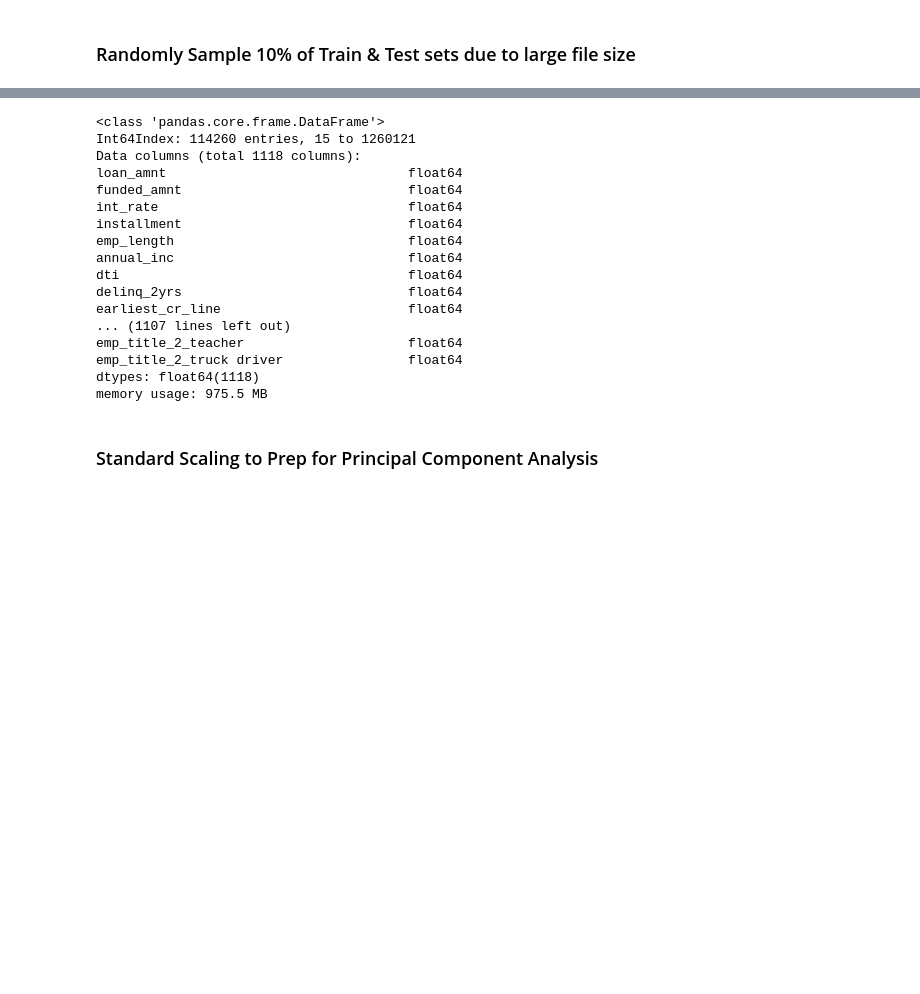
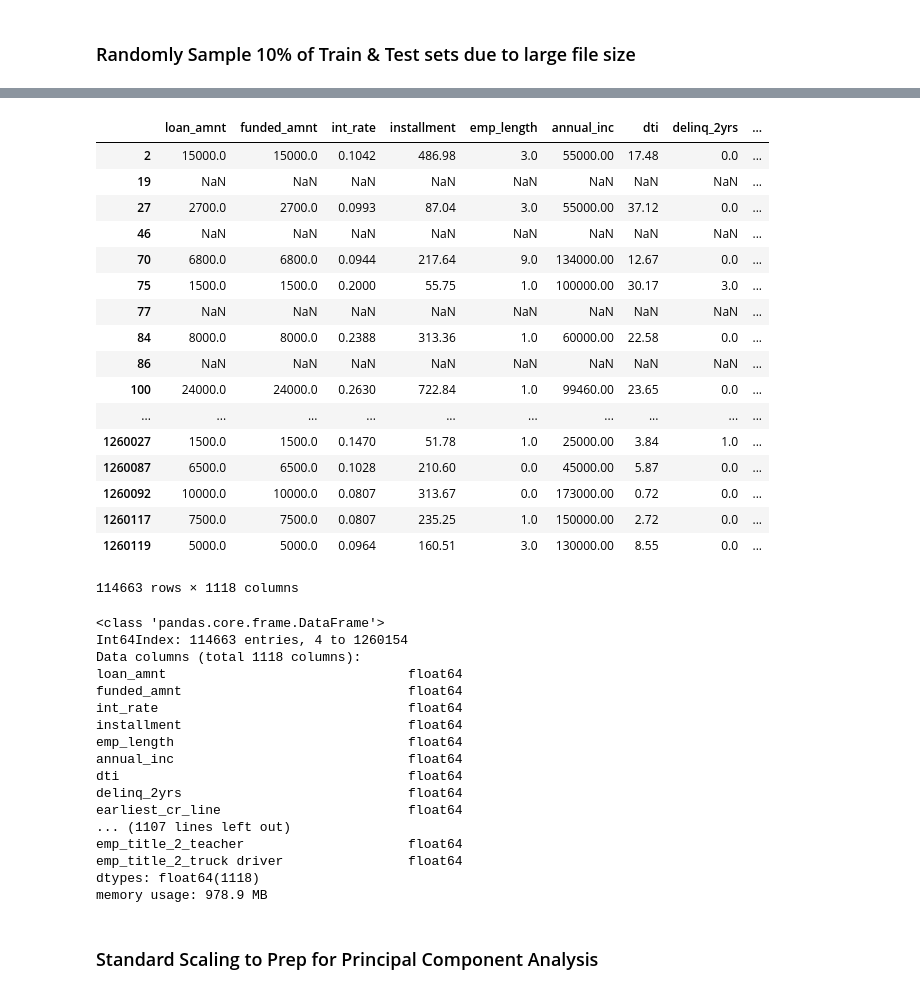
Before and after one commit to as6140/peervest, a Jupyter notebook: lc_preprocessing.ipynb, the cells around one changed output, grey strips where cells are left out. Cells and saved outputs as stored; diff of their text form; code cells hidden in the pictures; blank space fills up the shorter version.

```diff
--- a/lc_preprocessing.ipynb
+++ b/lc_preprocessing.ipynb
@@ -103,8 +124,29 @@ X_train.head()
+# %%
+X_train_10pcnt
+# %% [output]
+|  | loan_amnt | funded_amnt | int_rate | installment | emp_length | annual_inc | dti | delinq_2yrs | ... |
+| 2 | 15000.0 | 15000.0 | 0.1042 | 486.98 | 3.0 | 55000.00 | 17.48 | 0.0 | ... |
+| 19 | NaN | NaN | NaN | NaN | NaN | NaN | NaN | NaN | ... |
+| 27 | 2700.0 | 2700.0 | 0.0993 | 87.04 | 3.0 | 55000.00 | 37.12 | 0.0 | ... |
+| 46 | NaN | NaN | NaN | NaN | NaN | NaN | NaN | NaN | ... |
+| 70 | 6800.0 | 6800.0 | 0.0944 | 217.64 | 9.0 | 134000.00 | 12.67 | 0.0 | ... |
+| 75 | 1500.0 | 1500.0 | 0.2000 | 55.75 | 1.0 | 100000.00 | 30.17 | 3.0 | ... |
+| 77 | NaN | NaN | NaN | NaN | NaN | NaN | NaN | NaN | ... |
+| 84 | 8000.0 | 8000.0 | 0.2388 | 313.36 | 1.0 | 60000.00 | 22.58 | 0.0 | ... |
+| 86 | NaN | NaN | NaN | NaN | NaN | NaN | NaN | NaN | ... |
+| 100 | 24000.0 | 24000.0 | 0.2630 | 722.84 | 1.0 | 99460.00 | 23.65 | 0.0 | ... |
+| ... | ... | ... | ... | ... | ... | ... | ... | ... | ... |
+| 1260027 | 1500.0 | 1500.0 | 0.1470 | 51.78 | 1.0 | 25000.00 | 3.84 | 1.0 | ... |
+| 1260087 | 6500.0 | 6500.0 | 0.1028 | 210.60 | 0.0 | 45000.00 | 5.87 | 0.0 | ... |
+| 1260092 | 10000.0 | 10000.0 | 0.0807 | 313.67 | 0.0 | 173000.00 | 0.72 | 0.0 | ... |
+| 1260117 | 7500.0 | 7500.0 | 0.0807 | 235.25 | 1.0 | 150000.00 | 2.72 | 0.0 | ... |
+| 1260119 | 5000.0 | 5000.0 | 0.0964 | 160.51 | 3.0 | 130000.00 | 8.55 | 0.0 | ... |
+114663 rows × 1118 columns
 # %%
-X_train.info(verbose=1)
+X_train_10pcnt.info(verbose=1)
 # %% [output]
 <class 'pandas.core.frame.DataFrame'>
-Int64Index: 114260 entries, 15 to 1260121
+Int64Index: 114663 entries, 4 to 1260154
 Data columns (total 1118 columns):
 loan_amnt                               float64
 funded_amnt                             float64
@@ -119,7 +161,7 @@ earliest_cr_line                        float64
 emp_title_2_teacher                     float64
 emp_title_2_truck driver                float64
 dtypes: float64(1118)
-memory usage: 975.5 MB
+memory usage: 978.9 MB
 # %% [markdown]
 ### Standard Scaling to Prep for Principal Component Analysis
 # %%
```
Also changed, not shown: parts of 15 cells of this notebook, 1 other file.
